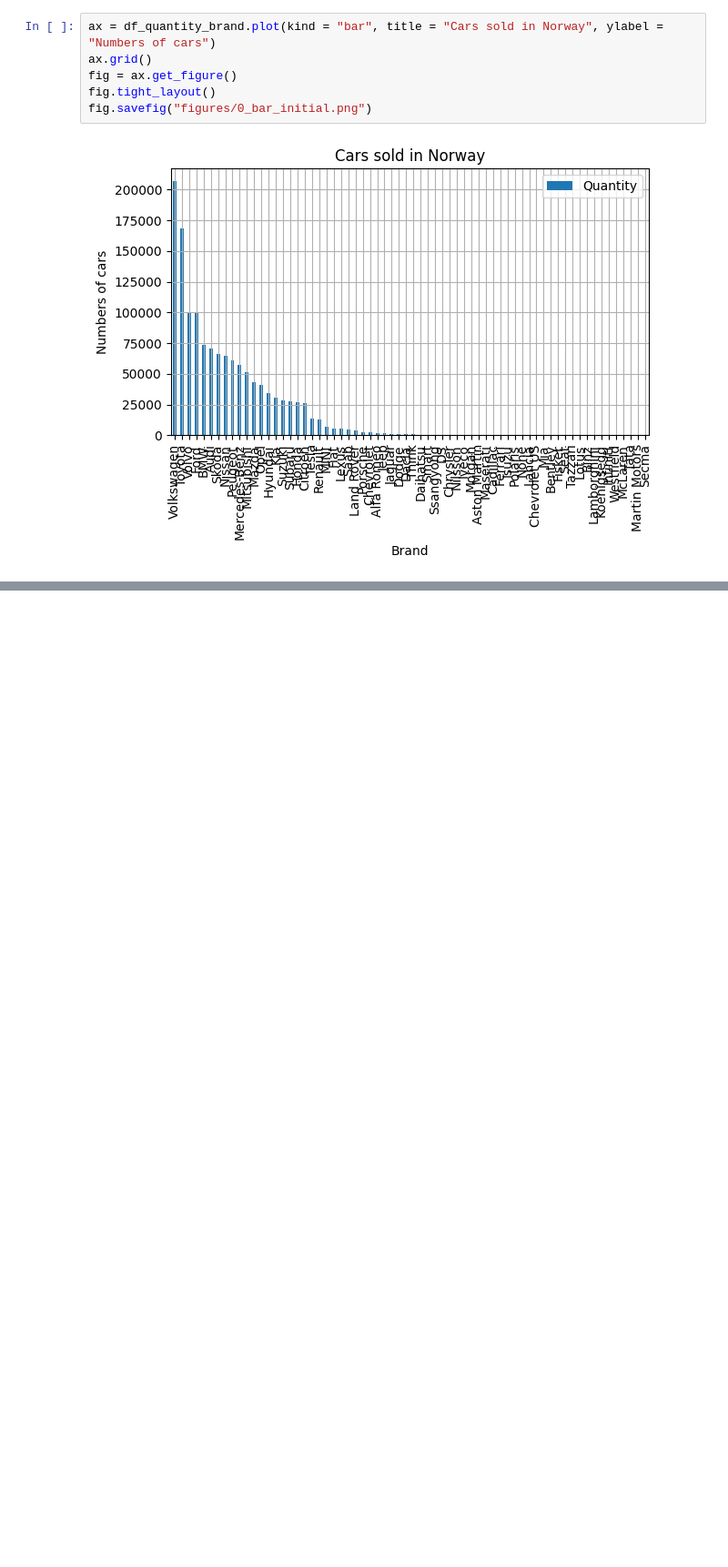
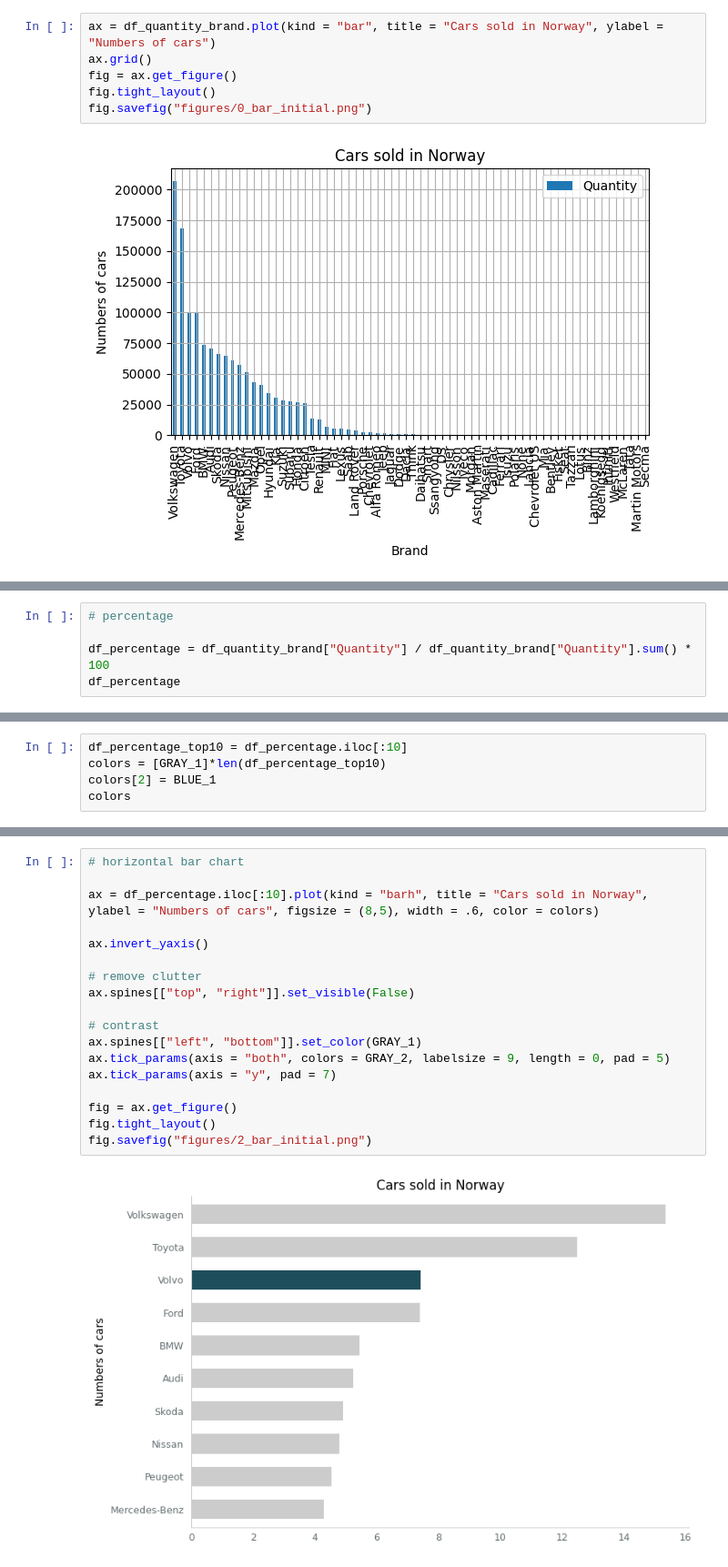
Before and after one commit to MilouSandenL/data_visualization_milou, a Jupyter notebook: code_alongs/04_storytelling/motplotlib_bar_storytelling.ipynb, the cells around one changed output, grey strips where cells are left out. Shown: that part at 91% size. Cells and saved outputs as stored; diff of their text form; blank space fills up the shorter version.

Commit message:
contrast, colors, sparingly, percentage

```diff
--- a/code_alongs/04_storytelling/motplotlib_bar_storytelling.ipynb
+++ b/code_alongs/04_storytelling/motplotlib_bar_storytelling.ipynb
@@ -38,0 +73,5 @@ fig.savefig("figures/0_bar_initial.png")
+# %%
+# percentage
+
+df_percentage = df_quantity_brand["Quantity"] / df_quantity_brand["Quantity"].sum() * 100
+df_percentage
@@ -38,0 +92,5 @@ fig.savefig("figures/0_bar_initial.png")
+# %%
+df_percentage_top10 = df_percentage.iloc[:10]
+colors = [GRAY_1]*len(df_percentage_top10)
+colors[2] = BLUE_1
+colors
@@ -38,0 +108,20 @@ fig.savefig("figures/0_bar_initial.png")
+# %%
+# horizontal bar chart
+
+ax = df_percentage.iloc[:10].plot(kind = "barh", title = "Cars sold in Norway", ylabel = "Numbers of cars", figsize = (8,5), width = .6, color = colors)
+
+ax.invert_yaxis()
+
+# remove clutter
+ax.spines[["top", "right"]].set_visible(False)
+
+# contrast
+ax.spines[["left", "bottom"]].set_color(GRAY_1)
+ax.tick_params(axis = "both", colors = GRAY_2, labelsize = 9, length = 0, pad = 5)
+ax.tick_params(axis = "y", pad = 7)
+
+fig = ax.get_figure()
+fig.tight_layout()
+fig.savefig("figures/2_bar_initial.png")
+# %% [output]
+[figure, added]
```
Also changed, not shown: parts of 6 cells of this notebook, 2 other files.
